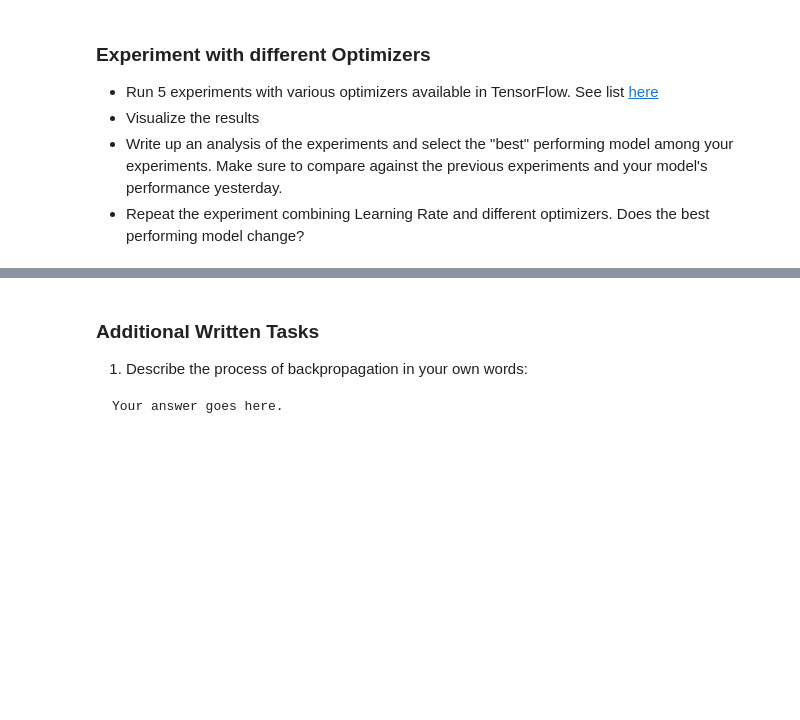
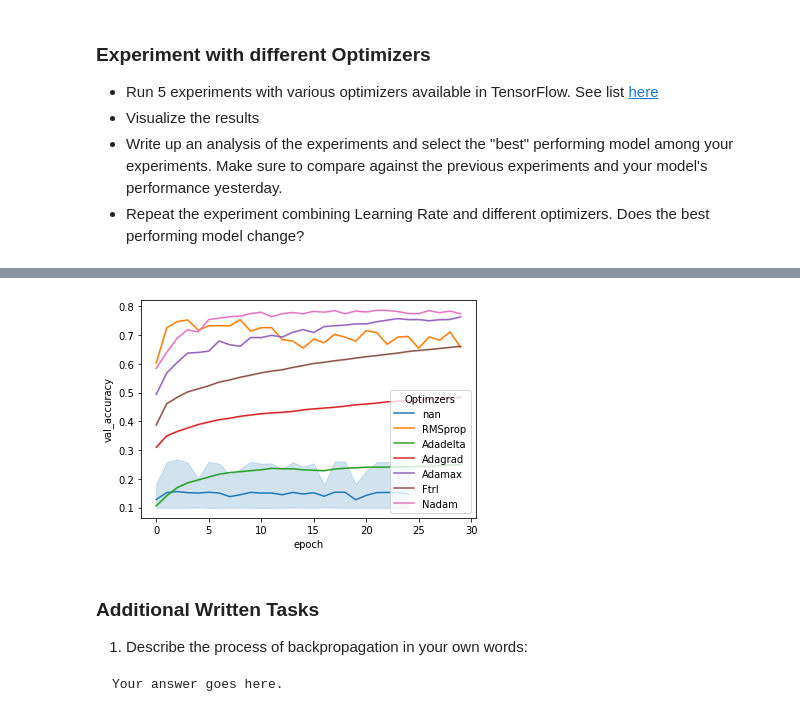
Before and after one commit to term1830/DS-Unit-4-Sprint-2-Neural-Networks, a Jupyter notebook: module2-Train/LS_DS_422_Train_Assignment.ipynb, the cells around one changed output, grey strips where cells are left out. Saved outputs shown, nothing was run; the diff lists cells and outputs as text; code cells hidden in the pictures; blank space fills up the shorter version.

```diff
--- a/module2-Train/LS_DS_422_Train_Assignment.ipynb
+++ b/module2-Train/LS_DS_422_Train_Assignment.ipynb
@@ -242,0 +499,9 @@ Epoch 25/25
+# %%
+model = create_model2(Adamax, lr=.001)
+
+Adamax = model.fit(X_train,
+                       y_train,
+                       epochs=30,
+                       batch_size=16,
+                       validation_data=(X_test, y_test)
+)
@@ -242,0 +526,9 @@ Epoch 25/25
+# %%
+model = create_model2(Ftrl, lr=.001)
+
+Ftrl = model.fit(X_train,
+                       y_train,
+                       epochs=30,
+                       batch_size=16,
+                       validation_data=(X_test, y_test)
+)
@@ -242,0 +553,9 @@ Epoch 25/25
+# %%
+model = create_model2(Nadam, lr=.001)
+
+Nadam = model.fit(X_train,
+                       y_train,
+                       epochs=30,
+                       batch_size=16,
+                       validation_data=(X_test, y_test)
+)
@@ -242,0 +580,10 @@ Epoch 25/25
+# %%
+for exp, result in zip([RMSprop, Adadelta, Adagrad, Adamax, Ftrl,Nadam], ["RMSprop", "Adadelta", "Adagrad", "Adamax", "Ftrl","Nadam"]):
+    df = pd.DataFrame.from_dict(exp.history)
+    df['epoch'] = df.index.values
+    df['Optimzers'] = result
+    batch_sizes.append(df)
+
+df = pd.concat(batch_sizes)
+df['Optimzers'] = df['Optimzers'].astype('str')
+df.head()
@@ -243,3 +597,7 @@ Epoch 25/25
+# %%
+sns.lineplot(x='epoch', y='val_accuracy', hue='Optimzers', data=df);
+# %% [output]
+[figure, added]
 # %% [markdown]
 ### Additional Written Tasks
 
```
Also changed, not shown: parts of 23 cells of this notebook.
